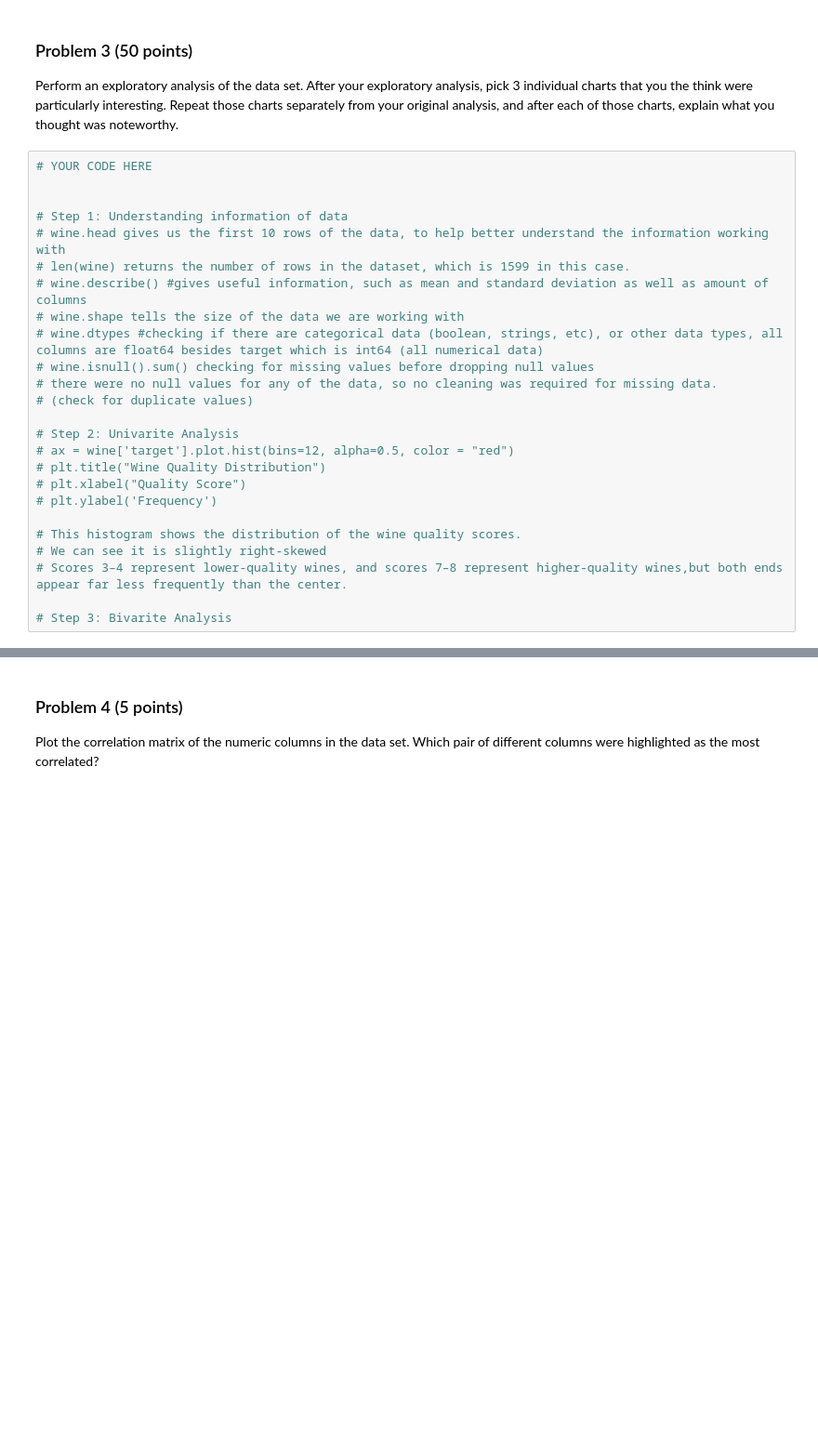
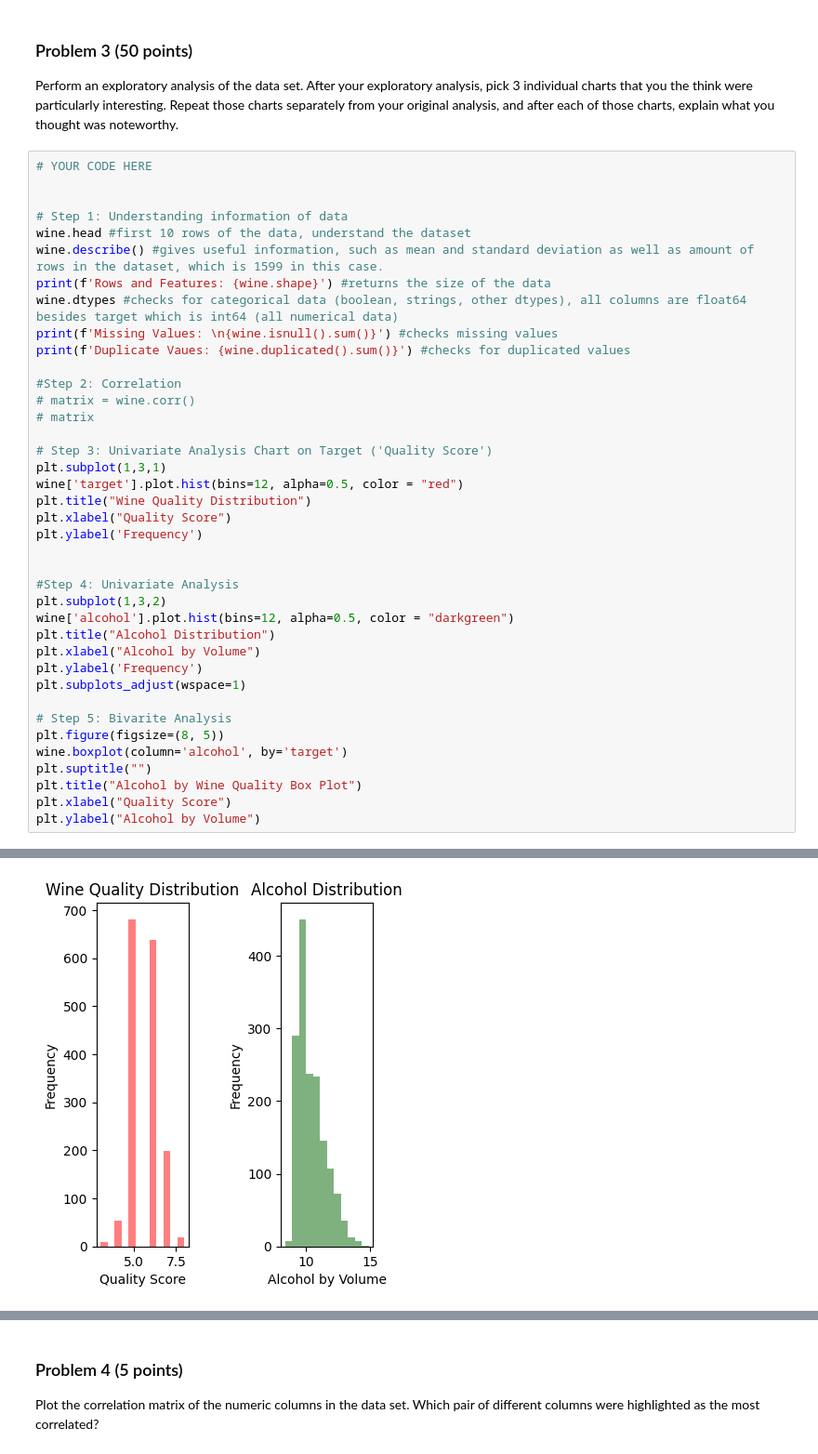
Before and after one commit to freddfredge/dx602-final-project, a Jupyter notebook: project.ipynb, the cells around one changed output, grey strips where cells are left out. Shown at 93% size. Cells and saved outputs as stored; diff of their text form; blank space fills up the shorter version.

Commit message:
Final Checks

```diff
--- a/project.ipynb
+++ b/project.ipynb
@@ -138,23 +138,38 @@ Repeat those charts separately from your original analysis, and after each of th
 
 
 # Step 1: Understanding information of data
-# wine.head gives us the first 10 rows of the data, to help better understand the information working with
-# len(wine) returns the number of rows in the dataset, which is 1599 in this case.
-# wine.describe() #gives useful information, such as mean and standard deviation as well as amount of columns
-# wine.shape tells the size of the data we are working with
-# wine.dtypes #checking if there are categorical data (boolean, strings, etc), or other data types, all columns are float64 besides target which is int64 (all numerical data)
-# wine.isnull().sum() checking for missing values before dropping null values
-# there were no null values for any of the data, so no cleaning was required for missing data.
-# (check for duplicate values)
+wine.head #first 10 rows of the data, understand the dataset
+wine.describe() #gives useful information, such as mean and standard deviation as well as amount of rows in the dataset, which is 1599 in this case.
+print(f'Rows and Features: {wine.shape}') #returns the size of the data
+wine.dtypes #checks for categorical data (boolean, strings, other dtypes), all columns are float64 besides target which is int64 (all numerical data)
+print(f'Missing Values: \n{wine.isnull().sum()}') #checks missing values
+print(f'Duplicate Vaues: {wine.duplicated().sum()}') #checks for duplicated values
 
-# Step 2: Univarite Analysis
-# ax = wine['target'].plot.hist(bins=12, alpha=0.5, color = "red")
-# plt.title("Wine Quality Distribution")
-# plt.xlabel("Quality Score")
-# plt.ylabel('Frequency')
+#Step 2: Correlation
+# matrix = wine.corr()
+# matrix
 
-# This histogram shows the distribution of the wine quality scores.
-# We can see it is slightly right-skewed
-# Scores 3–4 represent lower-quality wines, and scores 7–8 represent higher-quality wines,but both ends appear far less frequently than the center.
+# Step 3: Univariate Analysis Chart on Target ('Quality Score')
+plt.subplot(1,3,1)
+wine['target'].plot.hist(bins=12, alpha=0.5, color = "red")
+plt.title("Wine Quality Distribution")
+plt.xlabel("Quality Score")
+plt.ylabel('Frequency')
 
-# Step 3: Bivarite Analysis
+
+#Step 4: Univariate Analysis
+plt.subplot(1,3,2)
+wine['alcohol'].plot.hist(bins=12, alpha=0.5, color = "darkgreen")
+plt.title("Alcohol Distribution")
+plt.xlabel("Alcohol by Volume")
+plt.ylabel('Frequency')
+plt.subplots_adjust(wspace=1)
+
+# Step 5: Bivarite Analysis
+plt.figure(figsize=(8, 5))
+wine.boxplot(column='alcohol', by='target')
+plt.suptitle("")
+plt.title("Alcohol by Wine Quality Box Plot")
+plt.xlabel("Quality Score")
+plt.ylabel("Alcohol by Volume")
+# %% [output]
@@ -160,0 +193 @@ Repeat those charts separately from your original analysis, and after each of th
+[figure, added]
```
Also changed, not shown: parts of 10 cells of this notebook.
